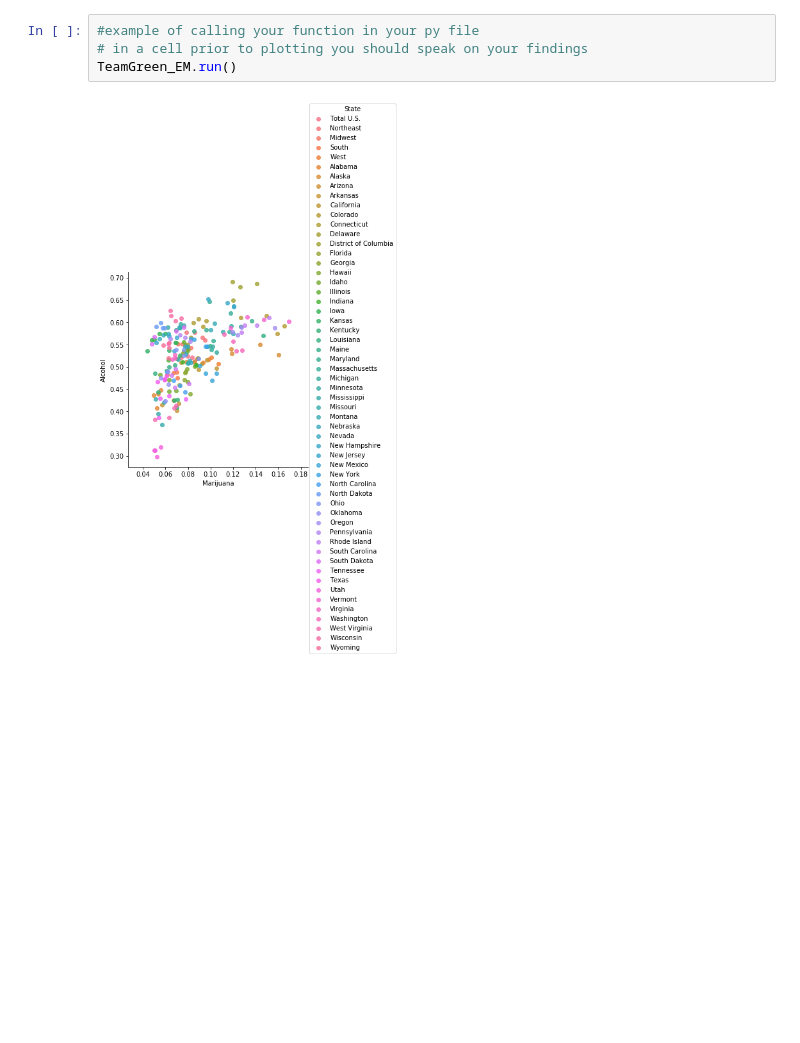
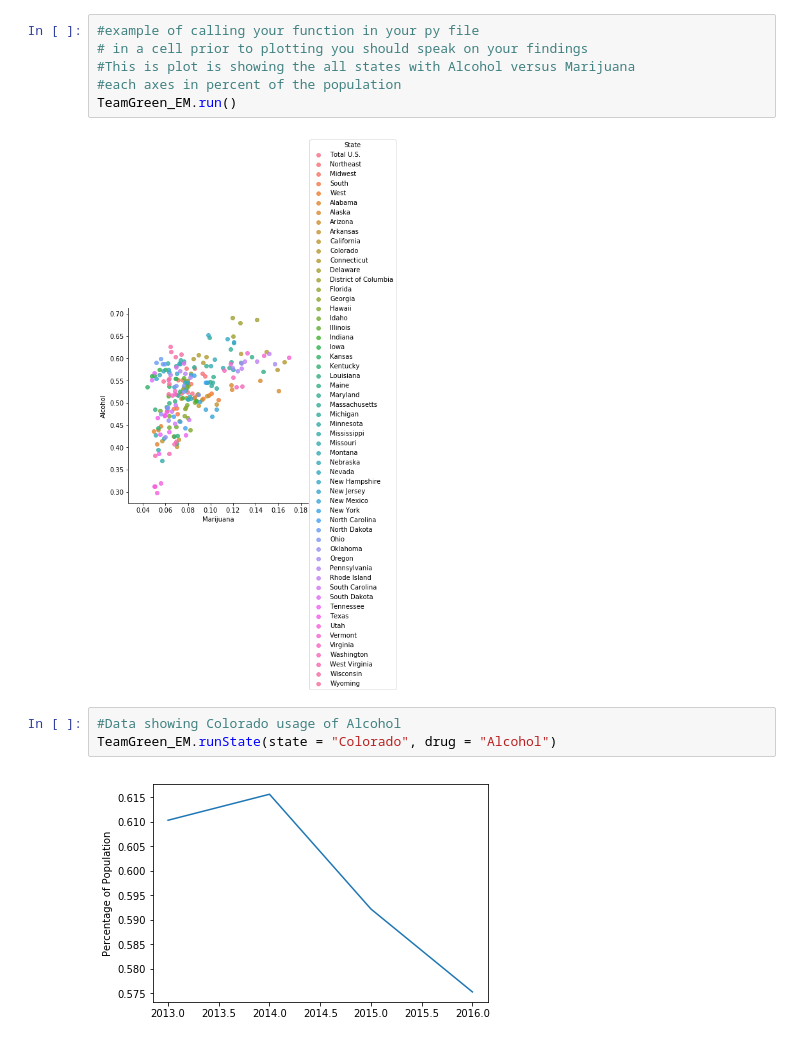
Before and after one commit to macGitHub1/TeamGreens, a Jupyter notebook: TeamGreen.ipynb, the cells around one changed output. Cells and saved outputs as stored; diff of their text form; blank space fills up the shorter version.

```diff
--- a/TeamGreen.ipynb
+++ b/TeamGreen.ipynb
@@ -4,6 +43,13 @@ import TeamGreen_EM
 # %%
 #example of calling your function in your py file
 # in a cell prior to plotting you should speak on your findings
+#This is plot is showing the all states with Alcohol versus Marijuana
+#each axes in percent of the population
 TeamGreen_EM.run()
 # %% [output]
 [figure]
+# %%
+#Data showing Colorado usage of Alcohol
+TeamGreen_EM.runState(state = "Colorado", drug = "Alcohol")
+# %% [output]
+[figure, added]
```
Also changed, not shown: parts of 5 cells of this notebook, 18 other files.
